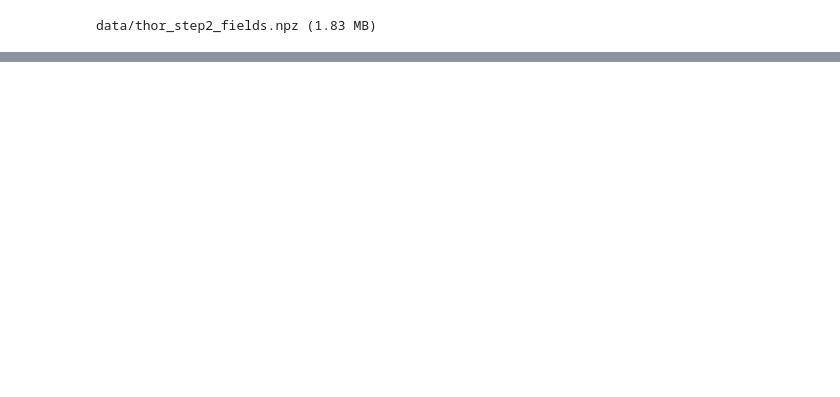
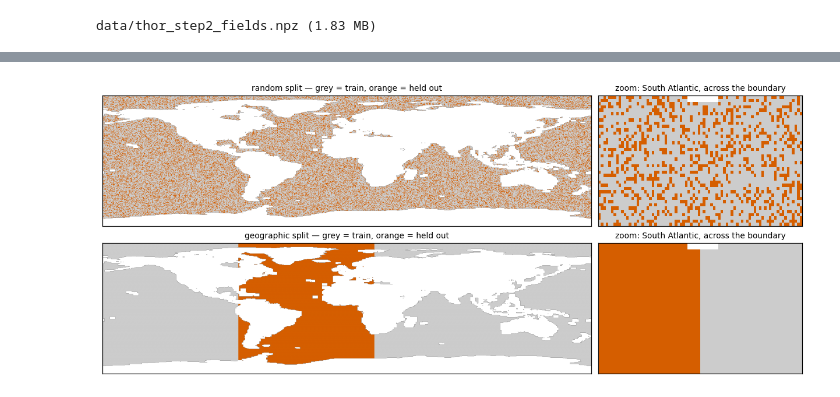
Before and after one commit to redouanelg/deep-learning-oceanography, a Jupyter notebook: overfitting-ocean-regimes/overfitting_ocean_regimes.ipynb, the cells around one changed output, grey strips where cells are left out. Cells and saved outputs as stored; diff of their text form; code cells hidden in the pictures; blank space fills up the shorter version.

```diff
--- a/overfitting-ocean-regimes/overfitting_ocean_regimes.ipynb
+++ b/overfitting-ocean-regimes/overfitting_ocean_regimes.ipynb
@@ -624,0 +638,19 @@ MIT licensed, downloaded rather than redistributed.
+# %%
+header = (f"{'training set':>14} {'split':>12} {'train':>8} {'held out':>10} "
+          f"{'gap':>8} {'held-out cells adjacent':>25}")
+print(header)
+print("-" * len(header))
+
+for n_train, size_label in [(N_TRAIN, f"{N_TRAIN:,} cells"), (None, "all cells")]:
+    for scheme, splitter in [("random", random_split), ("geographic", geographic_split)]:
+        m_train, m_held = splitter(n_train)
+        Xa, ya = cells_in(m_train)
+        Xb, yb = cells_in(m_held)
+        sc = StandardScaler().fit(Xa)
+        _, h = train(sc.transform(Xa).astype("float32"), ya,
+                     sc.transform(Xb).astype("float32"), yb,
+                     hidden=(24, 24, 16, 16), epochs=80)
+        gap = h["train_acc"][-1] - h["held_acc"][-1]
+        print(f"{size_label:>14} {scheme:>12} {h['train_acc'][-1]:>8.3f} "
+              f"{h['held_acc'][-1]:>10.3f} {gap:>+8.3f} "
+              f"{100 * fraction_touching(m_train, m_held):>24.1f}%")
@@ -624,0 +685,27 @@ MIT licensed, downloaded rather than redistributed.
+# %%
+m_train_r, m_held_r = random_split(n_train=None)
+m_train_g, m_held_g = geographic_split(n_train=None)
+
+fig, axes = plt.subplots(2, 2, figsize=(11, 4.6), constrained_layout=True,
+                         gridspec_kw={"width_ratios": [2.4, 1]})
+ZOOM = (slice(70, 110), slice(360, 440))   # South Atlantic, straddling 20°E
+split_cmap = ListedColormap(["#cccccc", "#D55E00"])
+
+for row, (m_train, m_held, name) in enumerate([
+        (m_train_r, m_held_r, "random split"),
+        (m_train_g, m_held_g, "geographic split")]):
+    canvas = np.full(VALID.shape, np.nan)
+    canvas[m_train] = 0
+    canvas[m_held] = 1
+    axes[row, 0].imshow(np.flipud(canvas), cmap=split_cmap, aspect="auto",
+                        vmin=-0.5, vmax=1.5)
+    axes[row, 0].set_title(f"{name} — grey = train, orange = held out", fontsize=9)
+    axes[row, 1].imshow(np.flipud(canvas[ZOOM]), cmap=split_cmap, aspect="auto",
+                        vmin=-0.5, vmax=1.5, interpolation="nearest")
+    axes[row, 1].set_title("zoom: South Atlantic, across the boundary", fontsize=9)
+    for ax in axes[row]:
+        ax.set_xticks([])
+        ax.set_yticks([])
+plt.show()
+# %% [output]
+[figure, added]
```
Also changed, not shown: parts of 54 cells of this notebook, 1 other file.
